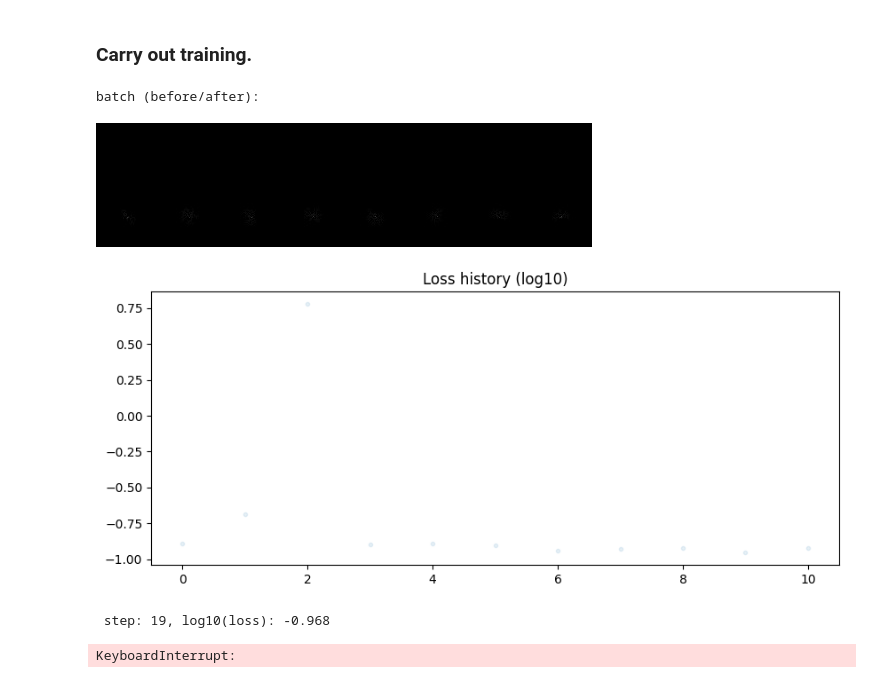
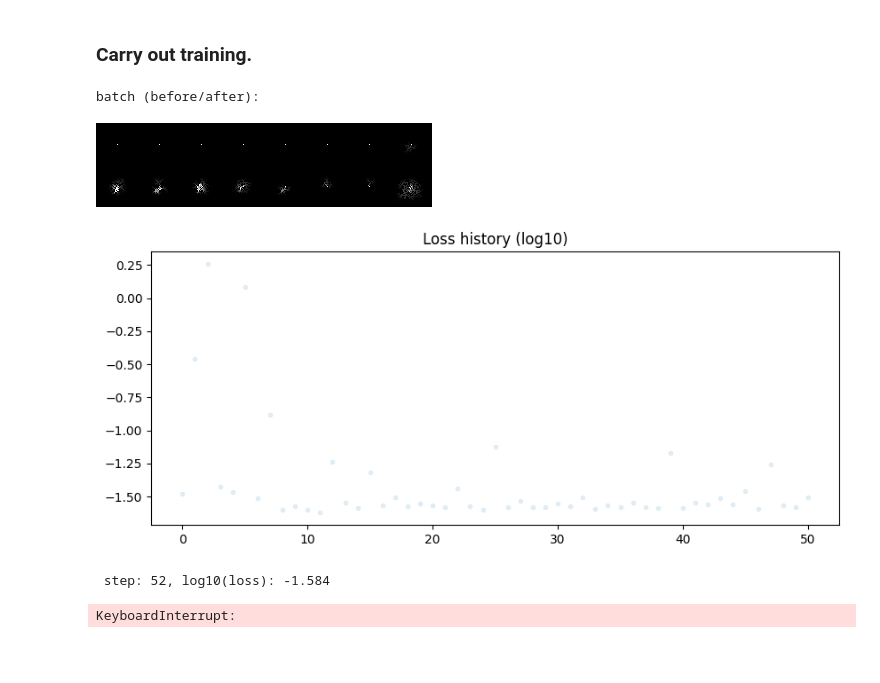
Before and after one commit to de-lachende-cavalier/sorvis, a Jupyter notebook: NCAs.ipynb, the cells around one changed output. Drawn from its saved outputs; the diff is of its cells as text; code cells hidden in the pictures; blank space fills up the shorter version.

```diff
--- a/NCAs.ipynb
+++ b/NCAs.ipynb
@@ -68,8 +68,7 @@ def tile2d(a, w=None):
   h = len(a) // w
 
   a = a.reshape([h, w] + list(a.shape[1:]))
-  a = np.squeeze(a, axis=-1) # remove the singleton channel dimension
-  a = a.reshape([th * h, tw * w])
+  a = np.rollaxis(a, 2, 1).reshape([th * h, tw * w])
   return a
 
 def load_image(url, max_size):
@@ -94,7 +93,7 @@ def add_alpha(x):
 
 # return only the first two channels (grayscale and alpha)
 def to_la(x):
-  return x[..., 1:2]
+  return x[..., :2]
 
 def to_alpha(x):
   return tf.clip_by_value(x[..., 1:2], 0.0, 1.0)
@@ -144,12 +143,12 @@ class VideoWriter:
 # hyperparameters are unchanged form the Distill article
 CHANNEL_N = 16        # number of CA state channels
 TARGET_PADDING = 16   # number of pixels used to pad the target image border
-TARGET_SIZE = 30
+TARGET_SIZE = 10
 BATCH_SIZE = 8
 POOL_SIZE = 1024
 CELL_FIRE_RATE = 0.5
 
-TARGET_EMOJI = "🦎"
+TARGET_EMOJI = "🔴"
 
 # we'll only deal with simple "Growing" NCAs here, for the rest check the Distill article
 EXPERIMENT_TYPE = "Growing" # ["Growing", "Persistent", "Regenerating"]
@@ -263,31 +250,21 @@ class SamplePool:
 # %%
 def generate_pool_figures(pool, step_i):
   tiled_pool = tile2d(pool.x[:49, :, :, :1])
-  fade = np.linspace(1.0, 0.0, 72)
   ones = np.ones(72)
-  tiled_pool[:, :72] += (-tiled_pool[:, :72] + ones[None, :]) * fade[None, :]
-  tiled_pool[:, -72:] += (-tiled_pool[:, -72:] + ones[None, :]) * fade[None, ::-1]
-  tiled_pool[:72, :] += (-tiled_pool[:72, :] + ones[:, None]) * fade[:, None]
-  tiled_pool[-72:, :] += (-tiled_pool[-72:, :] + ones[:, None]) * fade[::-1, None]
+  tiled_pool[:, :72] += (-tiled_pool[:, :72] + ones[None, :])
+  tiled_pool[:, -72:] += (-tiled_pool[:, -72:] + ones[None, :])
+  tiled_pool[:72, :] += (-tiled_pool[:72, :] + ones[:, None])
+  tiled_pool[-72:, :] += (-tiled_pool[-72:, :] + ones[:, None])
   imwrite('train_log/%04d_pool.jpg' % step_i, tiled_pool)
 
 def visualize_batch(x0, x, step_i):
   vis0 = np.hstack(x0[..., :1])
   vis1 = np.hstack(x[..., :1])
   vis = np.vstack([vis0, vis1])
-
   vis = np.squeeze(vis, axis=-1) # for imwrite and imshow
-
-  # Normalize the values to [0, 1] range if necessary
-  vis = vis.astype(np.float32)
-  vis_min, vis_max = vis.min(), vis.max()
-  if vis_max > 1.0 or vis_min < 0.0:
-      vis = (vis - vis_min) / (vis_max - vis_min)
-
   imwrite('train_log/batches_%04d.jpg' % step_i, vis)
   print('batch (before/after):')
   imshow(vis)
-
 
 def loss_f(x, target):
   return tf.reduce_mean(tf.square(to_la(x) - target), [-2, -3, -1])
@@ -308,6 +285,7 @@ pad_target = tf.pad(target_img, [(p, p), (p, p), (0, 0)])
 h, w = pad_target.shape[:2]
 
 seed = np.zeros([h, w, CHANNEL_N], np.float32)
+seed[h // 2, w // 2, 0] = 1.0  # for the grayscale channel
 seed[h // 2, w // 2, 1:] = 1.0
 # %% [markdown]
 Let's instantiate our model and loss and wrap up the preparations!
@@ -332,35 +310,43 @@ pool = SamplePool(x=np.repeat(seed[None, ...], POOL_SIZE, 0))
 # %%
 @tf.function
 def train_step(x):
   iter_n = tf.random.uniform([], 64, 96, tf.int32)
   with tf.GradientTape() as g:
     for i in tf.range(iter_n):
       x = ca(x)
     loss = tf.reduce_mean(loss_f(x, pad_target))
   grads = g.gradient(loss, ca.weights)
   grads = [g/(tf.norm(g)+1e-8) for g in grads]
   trainer.apply_gradients(zip(grads, ca.weights))
   return x, loss
 
 for i in range(8000+1):
-  x0 = np.repeat(seed[None, ...], BATCH_SIZE, 0)
+  batch = pool.sample(BATCH_SIZE)
+  x0 = batch.x
+  loss_rank = loss_f(x0, pad_target).numpy().argsort()[::-1]
+  x0 = x0[loss_rank]
+  x0[:1] = seed
 
   x, loss = train_step(x0)
+
+  batch.x[:] = x
+  batch.commit()
 
   step_i = len(loss_log)
   loss_log.append(loss.numpy())
 
-  if step_i%10 == 0:
+  if step_i % 10 == 0:
     generate_pool_figures(pool, step_i)
-  if step_i%10 == 0:
+
+  if step_i % 10 == 0:
     clear_output()
     visualize_batch(x0, x, step_i)
     plot_loss(loss_log)
 
   print('\r step: %d, log10(loss): %.3f'%(len(loss_log), np.log10(loss)), end='')
 # %% [output]
 batch (before/after):
-[figure, old version]
+[figure, new version]
-[figure, old version]
+[figure, new version]
- step: 19, log10(loss): -0.968
+ step: 52, log10(loss): -1.584
 KeyboardInterrupt:
```
Also changed, not shown: parts of 5 cells of this notebook.
